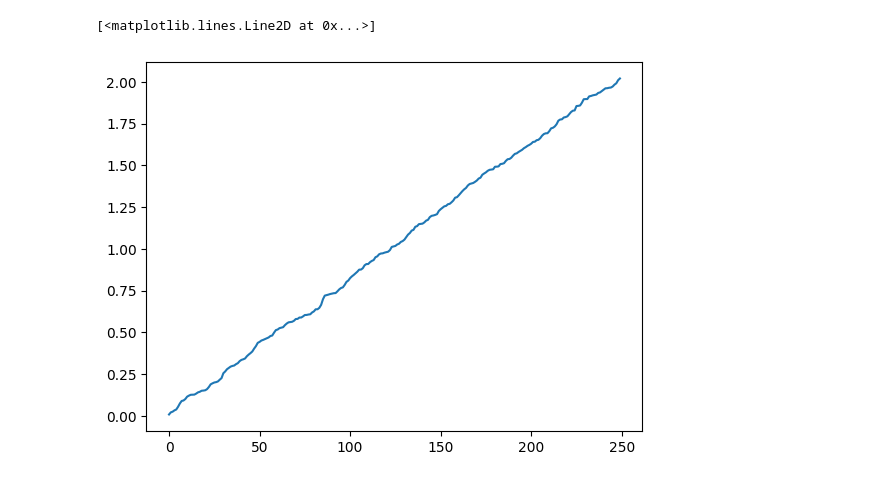
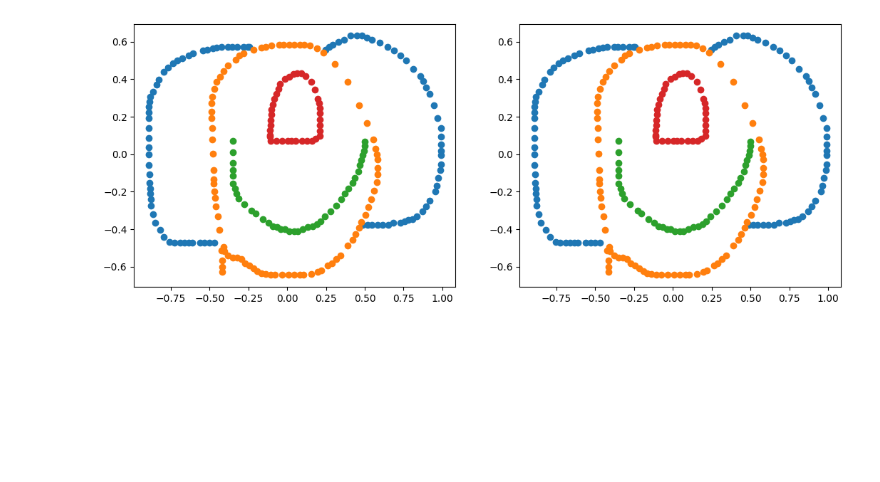
Before and after one commit to MarceloMoraesJr/Sketch-Temporality, a Jupyter notebook: notebooks/test.ipynb, the cells around one changed output. Cells and saved outputs as stored; diff of their text form; code cells hidden in the pictures; blank space fills up the shorter version.

```diff
--- a/notebooks/test.ipynb
+++ b/notebooks/test.ipynb
@@ -1,12 +0,0 @@
-# %%
-import matplotlib.pyplot as plt
-import torch
-
-a = abs(torch.randn(250)) / 100
-a = a.cumsum(dim=-1)
-
-
-plt.plot(a)
-# %% [output]
-[<matplotlib.lines.Line2D at 0x...>]
-[figure, removed]
@@ -12,0 +8,28 @@ plt.plot(a)
+# %%
+from src.data import SPGDataset
+import numpy as np
+dataset = SPGDataset(root="../data/spg")
+
+def normalize_absolute_coords(points):
+	centroid = np.mean(points, axis=0)
+	points -= centroid
+	furthest_distance = np.max(np.sqrt(np.sum(abs(points)**2,axis=-1)))
+	points /= furthest_distance
+
+	return points
+# %%
+pos1 = dataset[67]['pos_absolute']
+pos2 = normalize_absolute_coords(dataset[67]['pos_relative'].cumsum(axis=0))
+
+import matplotlib.pyplot as plt
+labels = dataset[67]['label']
+
+fig, axis = plt.subplots(1, 2, figsize=(6.4 * 2, 4.8))
+
+for label in np.unique(labels):
+    axis[0].scatter(pos1[label == labels][:, 0], pos1[label == labels][:, 1])
+
+for label in np.unique(labels):
+    axis[1].scatter(pos2[label == labels][:, 0], pos2[label == labels][:, 1])
+# %% [output]
+[figure, added]
```
Also changed, not shown: parts of 1 cell of this notebook, 16 other files.
